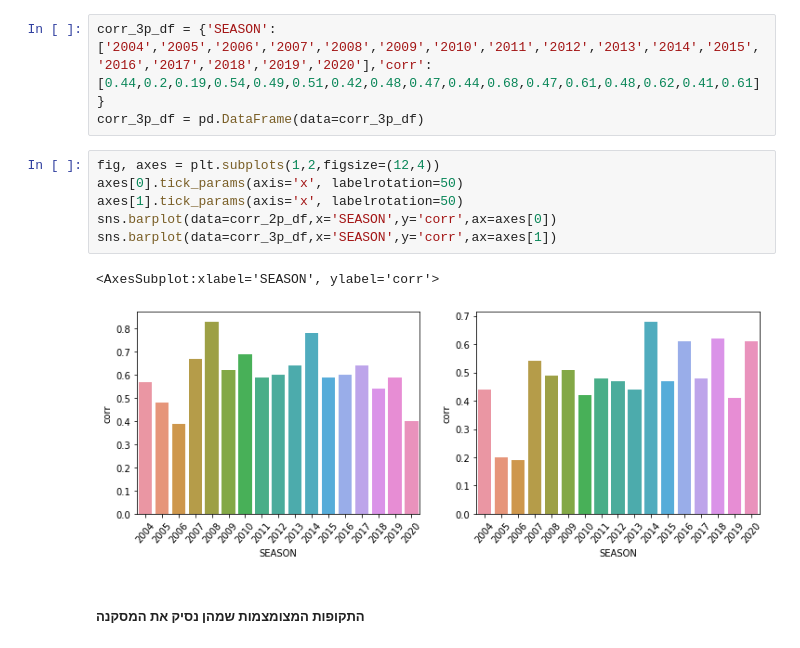
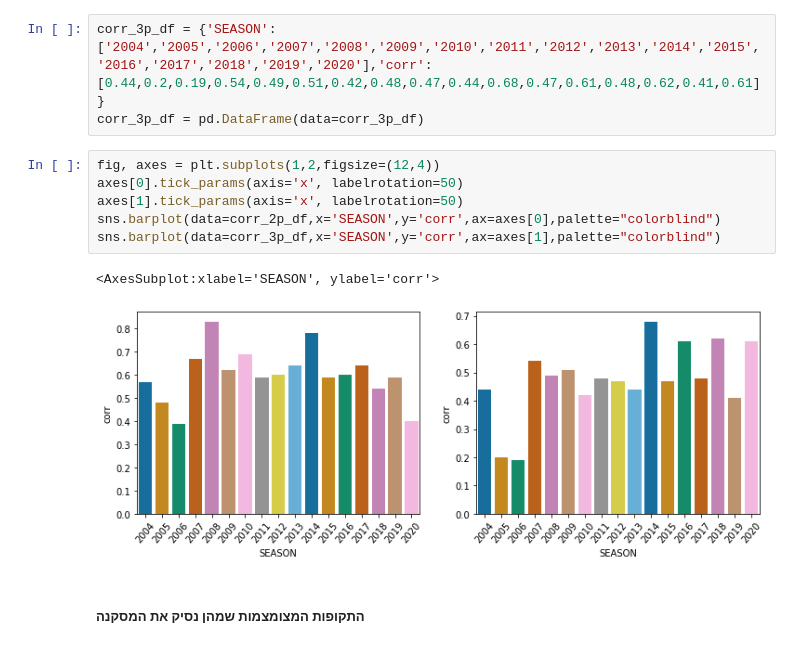
Before and after one commit to eytanmuzafi/data-science, a Jupyter notebook: project.ipynb, the cells around one changed output. Cells and saved outputs as stored; diff of their text form.

```diff
--- a/project.ipynb
+++ b/project.ipynb
@@ -365,12 +390,12 @@ corr_3p_df = pd.DataFrame(data=corr_3p_df)
 # %%
 fig, axes = plt.subplots(1,2,figsize=(12,4))
 axes[0].tick_params(axis='x', labelrotation=50)
 axes[1].tick_params(axis='x', labelrotation=50)
-sns.barplot(data=corr_2p_df,x='SEASON',y='corr',ax=axes[0])
-sns.barplot(data=corr_3p_df,x='SEASON',y='corr',ax=axes[1])
+sns.barplot(data=corr_2p_df,x='SEASON',y='corr',ax=axes[0],palette="colorblind")
+sns.barplot(data=corr_3p_df,x='SEASON',y='corr',ax=axes[1],palette="colorblind")
 # %% [output]
 <AxesSubplot:xlabel='SEASON', ylabel='corr'>
-[figure, old version]
+[figure, new version]
 # %% [markdown]
 ##### התקופות המצומצמות שמהן נסיק את המסקנה
 # %%
```
Also changed, not shown: parts of 24 cells of this notebook.
